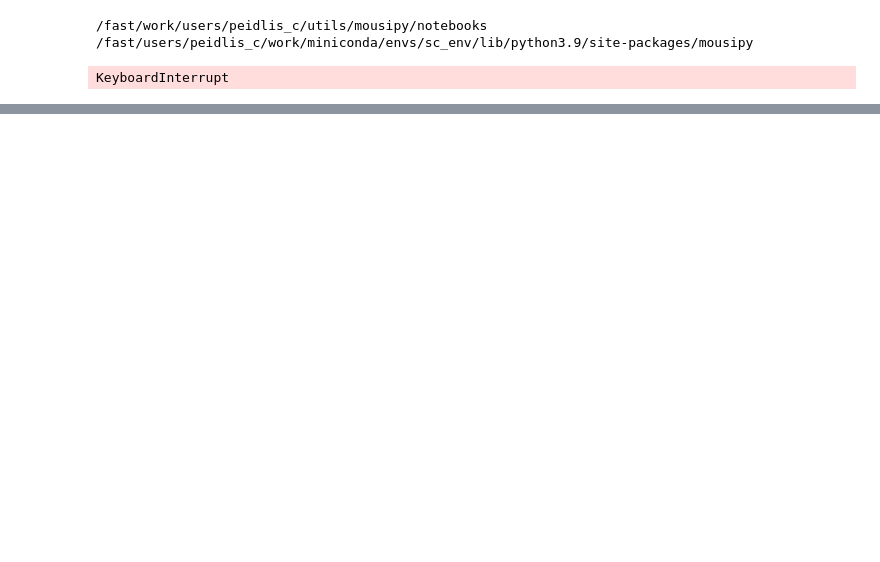
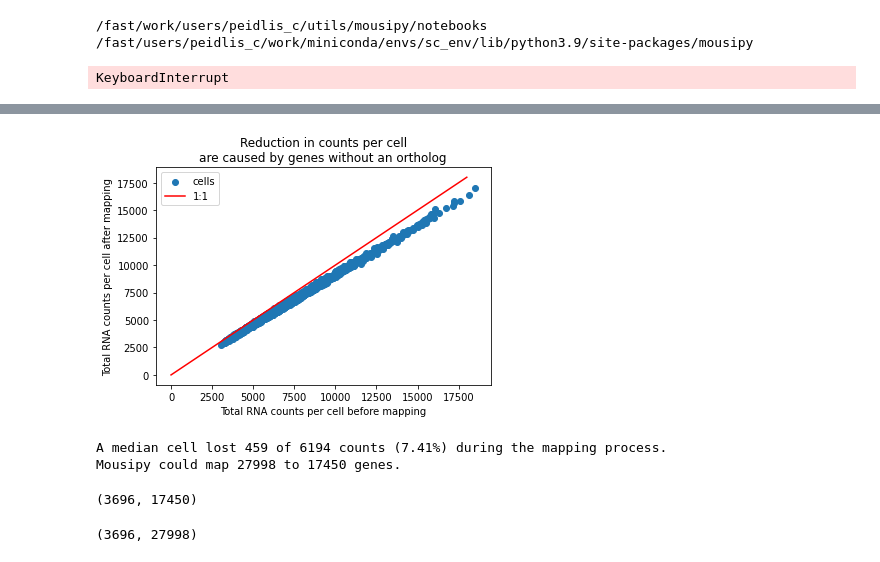
Before and after one commit to stefanpeidli/mousipy, a Jupyter notebook: notebooks/mousipy_pip.ipynb, the cells around one changed output, grey strips where cells are left out. Cells and saved outputs as stored; diff of their text form; code cells hidden in the pictures; blank space fills up the shorter version.

```diff
--- a/notebooks/mousipy_pip.ipynb
+++ b/notebooks/mousipy_pip.ipynb
@@ -19,0 +42,33 @@ KeyboardInterrupt
+# %%
+adata.X = adata.X.A.copy()  # make dense
+humanized_adata = translate(adata)  # check if this throws error on ".A"
+# %%
+# Minimal loss in counts
+counts_per_cell_after = np.sum(humanized_adata.X, axis=1)
+counts_per_cell_before = np.sum(adata.X, axis=1)
+
+pl.scatter(counts_per_cell_before, counts_per_cell_after, label='cells')
+pl.title('Reduction in counts per cell\nare caused by genes without an ortholog')
+pl.xlabel('Total RNA counts per cell before mapping')
+pl.ylabel('Total RNA counts per cell after mapping')
+pl.plot([0,18000], [0,18000], c='r', label='1:1')
+pl.legend()
+pl.show()
+# %% [output]
+[figure, added]
+# %%
+mcl = np.median(counts_per_cell_before - counts_per_cell_after)
+mc = np.median(counts_per_cell_before)
+print(f'A median cell lost {int(mcl)} of {int(mc)} counts ({np.round(100*mcl/mc,2)}%) during the mapping process.')
+print(f'Mousipy could map {adata.n_vars} to {humanized_adata.n_vars} genes.')
+# %% [output]
+A median cell lost 459 of 6194 counts (7.41%) during the mapping process.
+Mousipy could map 27998 to 17450 genes.
+# %%
+humanized_adata.shape
+# %% [output]
+(3696, 17450)
+# %%
+adata.shape
+# %% [output]
+(3696, 27998)
```
Also changed, not shown: parts of 2 cells of this notebook, 2 other files.
